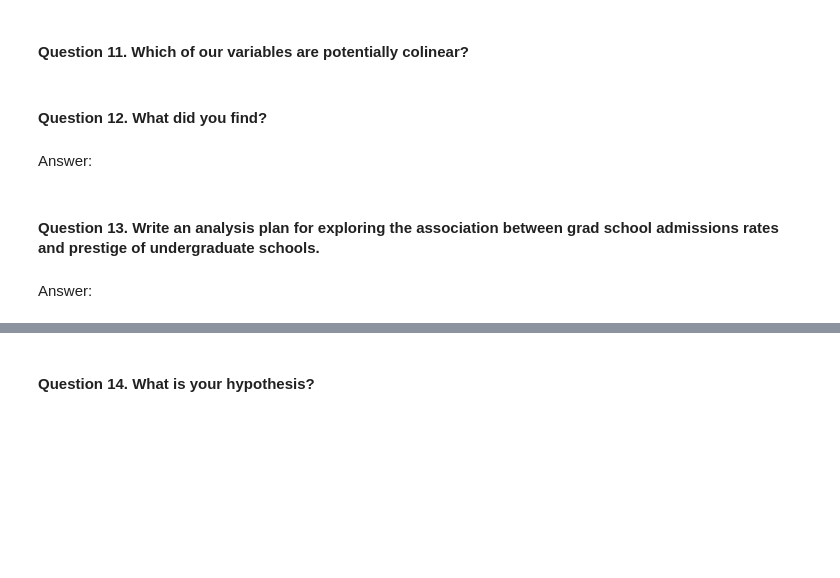
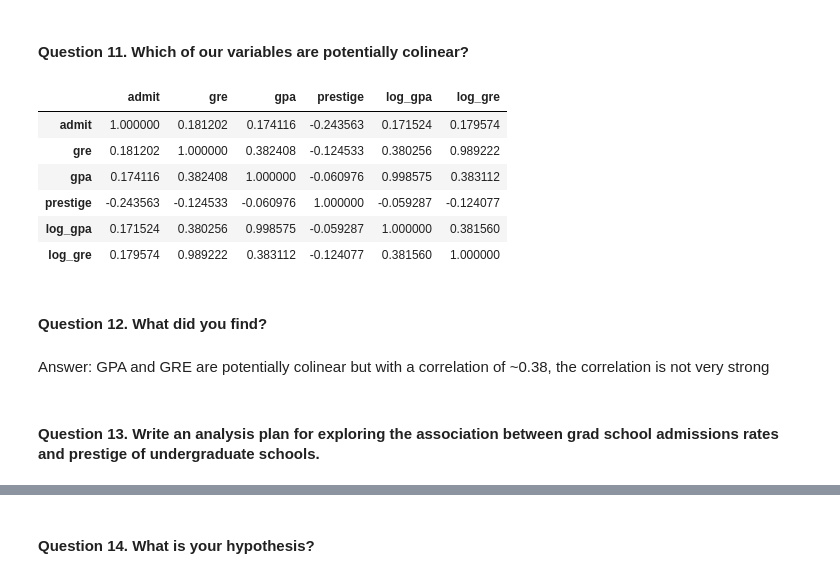
Before and after one commit to artCheese/ga-data-science, a Jupyter notebook: projects/unit-projects/project-2/starter-code/project2-submission.ipynb, the cells around one changed output, grey strips where cells are left out. Cells and saved outputs as stored; diff of their text form; code cells hidden in the pictures; blank space fills up the shorter version.

```diff
--- a/projects/unit-projects/project-2/starter-code/project2-submission.ipynb
+++ b/projects/unit-projects/project-2/starter-code/project2-submission.ipynb
@@ -102,11 +144,18 @@ Answer:
 #### Question 11. Which of our variables are potentially colinear?
 # %%
 # create a correlation matrix for the data
+df.corr()
+# %% [output]
+|  | admit | gre | gpa | prestige | log_gpa | log_gre |
+| admit | 1.000000 | 0.181202 | 0.174116 | -0.243563 | 0.171524 | 0.179574 |
+| gre | 0.181202 | 1.000000 | 0.382408 | -0.124533 | 0.380256 | 0.989222 |
+| gpa | 0.174116 | 0.382408 | 1.000000 | -0.060976 | 0.998575 | 0.383112 |
+| prestige | -0.243563 | -0.124533 | -0.060976 | 1.000000 | -0.059287 | -0.124077 |
+| log_gpa | 0.171524 | 0.380256 | 0.998575 | -0.059287 | 1.000000 | 0.381560 |
+| log_gre | 0.179574 | 0.989222 | 0.383112 | -0.124077 | 0.381560 | 1.000000 |
 # %% [markdown]
 #### Question 12. What did you find?
-# %% [markdown]
-Answer:
+# %% [markdown]
+Answer: GPA and GRE are potentially colinear but with a correlation of ~0.38, the correlation is not very strong
 # %% [markdown]
 #### Question 13. Write an analysis plan for exploring the association between grad school admissions rates and prestige of  undergraduate schools.
-# %% [markdown]
-Answer:
```
Also changed, not shown: parts of 19 cells of this notebook.
